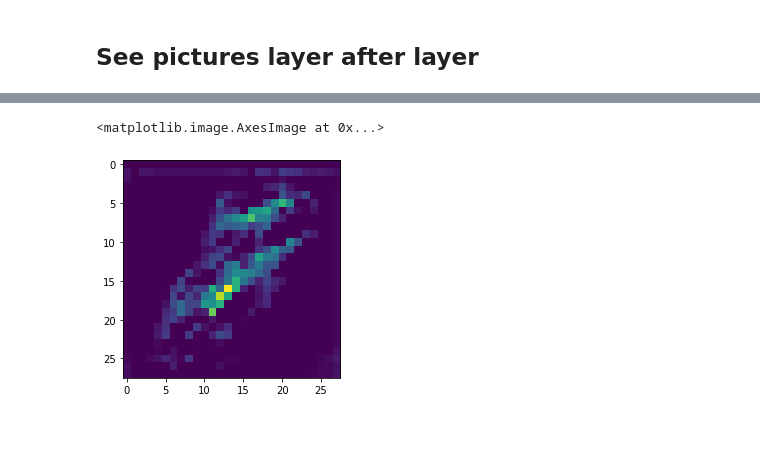
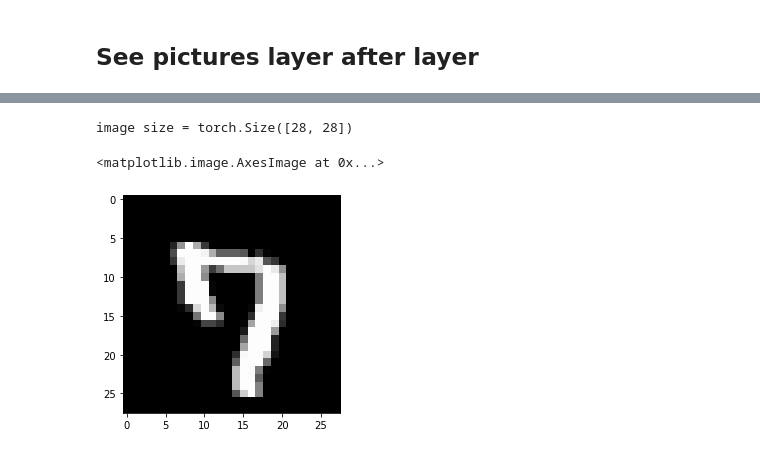
Before and after one commit to Milwa97/MasterThesis, a Jupyter notebook: ConvolutionalNN Open.ipynb, the cells around one changed output, grey strips where cells are left out. Saved outputs shown, nothing was run; the diff lists cells and outputs as text; code cells hidden in the pictures.

```diff
--- a/ConvolutionalNN Open.ipynb
+++ b/ConvolutionalNN Open.ipynb
@@ -452,5 +407,8 @@ torch.Size([28, 28]) torch.Size([28, 28]) torch.Size([28, 28])
-# %%
-plt.imshow(image2.detach().numpy())
-# %% [output]
-<matplotlib.image.AxesImage at 0x...>
-[figure, removed]
+# %%
+image = x[0][0]
+print("image size = {:}".format(image.size()))
+plt.imshow(image, cmap='gray')
+# %% [output]
+image size = torch.Size([28, 28])
+<matplotlib.image.AxesImage at 0x...>
+[figure, added]
```
Also changed, not shown: parts of 25 cells of this notebook.
